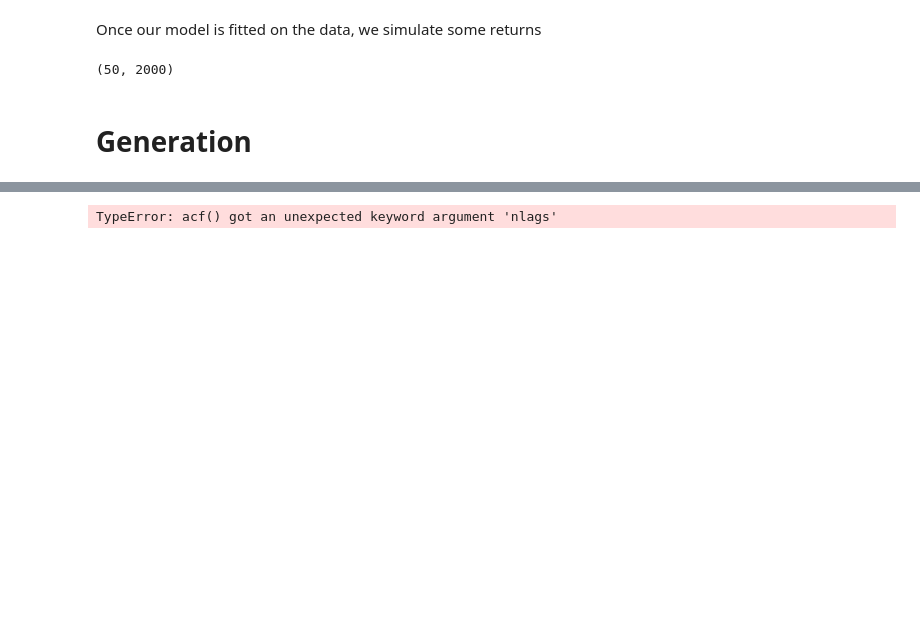
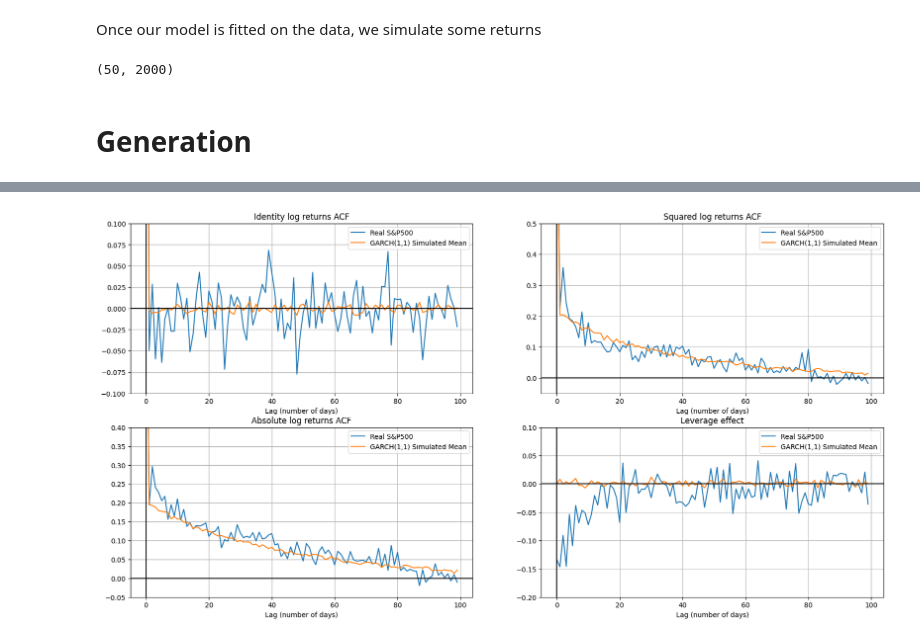
Before and after one commit to tahatt13/QuantGan, a Jupyter notebook: QuantGAN.ipynb, the cells around one changed output, grey strips where cells are left out. Saved outputs shown, nothing was run; the diff lists cells and outputs as text; code cells hidden in the pictures; blank space fills up the shorter version.

```diff
--- a/QuantGAN.ipynb
+++ b/QuantGAN.ipynb
@@ -557,4 +557,5 @@ axs[0,0].legend(['Historical returns', 'GARCH returns'])
 # %%
+# Compute ACFs for GARCH paths
 garch_acfs_identity = []
 garch_acfs_squared = []
 garch_acfs_absolute = []
@@ -566,13 +567,13 @@ for i in range(garch_log_returns.shape[0]):
     returns = garch_log_returns[i]
 
     # Identity (plain returns)
-    garch_acfs_identity.append(acf(returns, nlags=nlags))
+    garch_acfs_identity.append(acf(returns, nlags))
 
     # Squared returns
-    garch_acfs_squared.append(acf(returns**2, nlags=nlags))
+    garch_acfs_squared.append(acf(returns**2, nlags))
 
     # Absolute returns
-    garch_acfs_absolute.append(acf(np.abs(returns), nlags=nlags))
+    garch_acfs_absolute.append(acf(np.abs(returns), nlags))
 
     # Leverage effect: corr(r_t, |r_{t+k}|)
     lev = []
@@ -594,49 +595,49 @@ garch_leverage_effect = np.nanmean(np.stack(garch_leverage_effect), axis=0)
 fig, axs = plt.subplots(nrows=2, ncols=2, figsize=(20, 10))
 
 # 1. Identity returns ACF
-axs[0,0].plot(acf(real_log_returns, nlags=nlags), label="Real S&P500")
+axs[0,0].plot(acf(real_log_returns, nlags), label="Real S&P500")
 axs[0,0].plot(garch_acfs_identity, label="GARCH(1,1) Simulated Mean")
 axs[0,0].set_ylim(-0.1, 0.1)
 axs[0,0].set_title('Identity log returns ACF')
 axs[0,0].legend()
 
 # 2. Squared returns ACF
-axs[0,1].plot(acf(real_log_returns**2, nlags=nlags), label="Real S&P500")
+axs[0,1].plot(acf(real_log_returns**2, nlags), label="Real S&P500")
 axs[0,1].plot(garch_acfs_squared, label="GARCH(1,1) Simulated Mean")
 axs[0,1].set_ylim(-0.05, 0.5)
 axs[0,1].set_title('Squared log returns ACF')
 axs[0,1].legend()
 
 # 3. Absolute returns ACF
-axs[1,0].plot(acf(np.abs(real_log_returns), nlags=nlags), label="Real S&P500")
+axs[1,0].plot(acf(np.abs(real_log_returns), nlags), label="Real S&P500")
 axs[1,0].plot(garch_acfs_absolute, label="GARCH(1,1) Simulated Mean")
 axs[1,0].set_ylim(-0.05, 0.4)
 axs[1,0].set_title('Absolute log returns ACF')
 axs[1,0].legend()
 
 # 4. Leverage effect
 # For real returns
 real_leverage = []
 for lag in range(1, nlags+1):
     if lag < len(real_log_returns):
         corr = np.corrcoef(real_log_returns[:-lag], np.abs(real_log_returns[lag:]))[0,1]
         real_leverage.append(corr)
     else:
         real_leverage.append(np.nan)
 
 axs[1,1].plot(real_leverage, label="Real S&P500")
 axs[1,1].plot(garch_leverage_effect, label="GARCH(1,1) Simulated Mean")
 axs[1,1].set_ylim(-0.2, 0.1)
 axs[1,1].set_title('Leverage effect')
 axs[1,1].legend()
 
 # Finishing touches
 for ax in axs.flat:
     ax.grid(True)
     ax.axhline(y=0, color='k')
     ax.axvline(x=0, color='k')
 
 plt.setp(axs, xlabel='Lag (number of days)')
 plt.show()
 # %% [output]
-TypeError: acf() got an unexpected keyword argument 'nlags'
+[figure, added]
```
Also changed, not shown: parts of 3 cells of this notebook.
